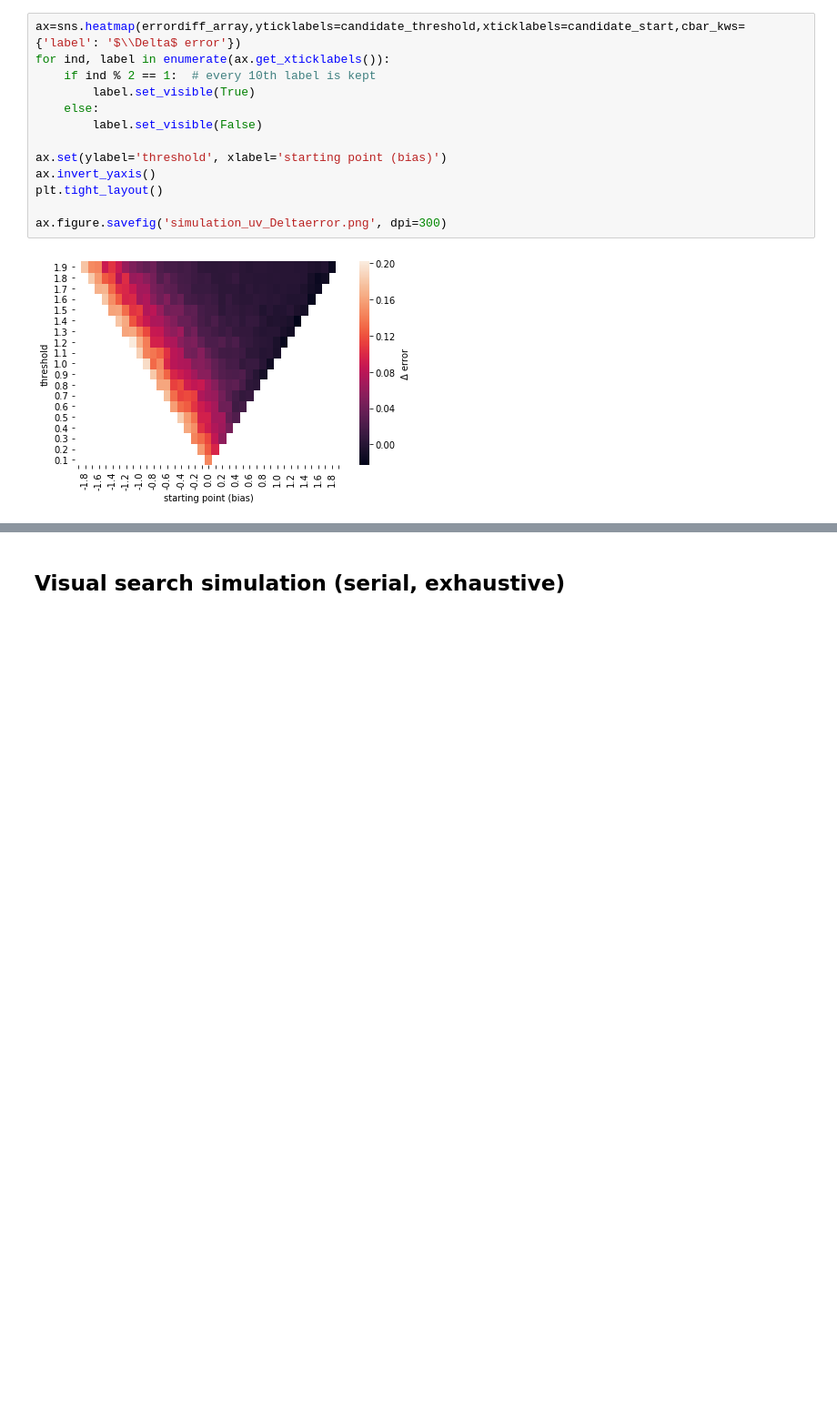
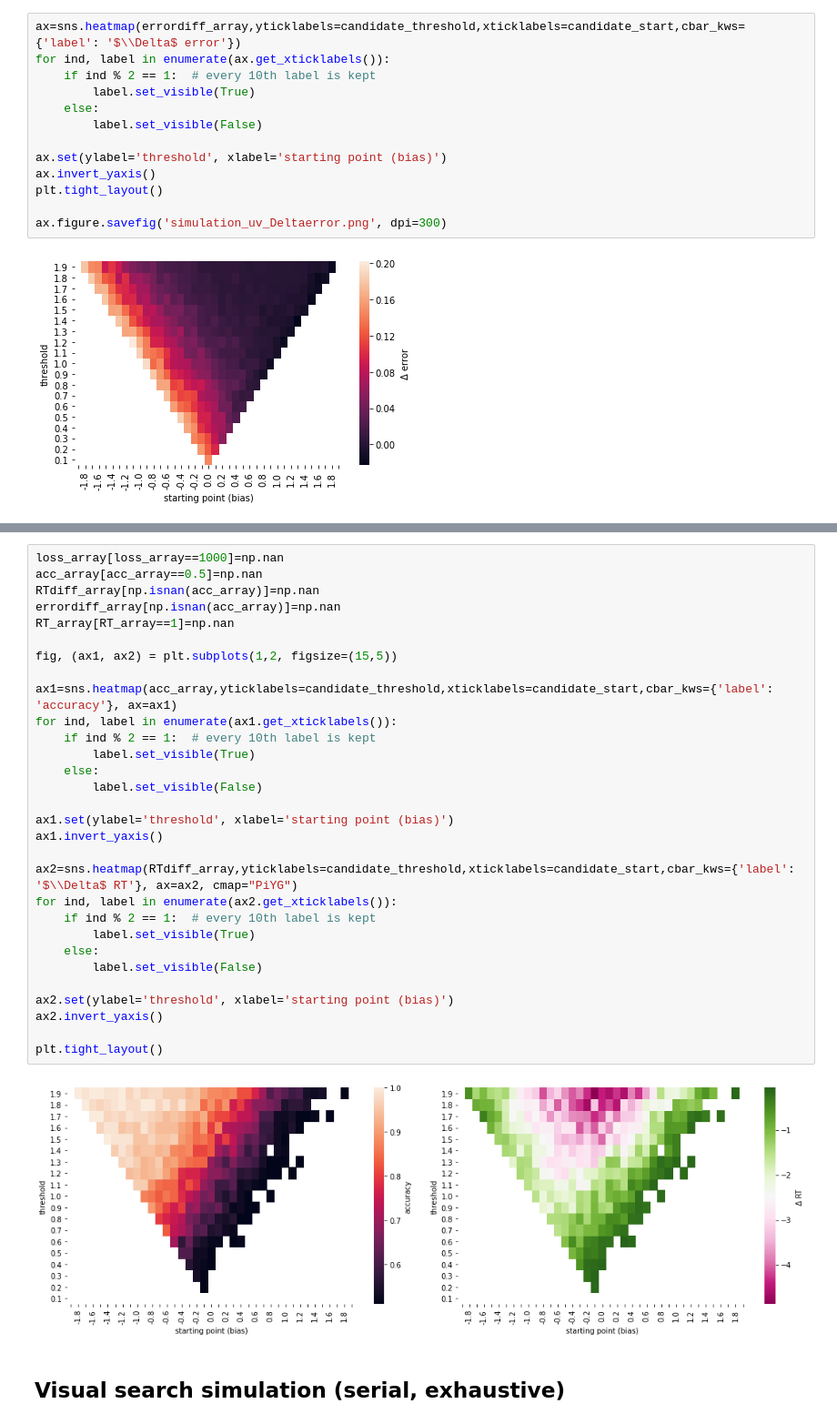
Before and after one commit to matanmazor/asymmetry, a Jupyter notebook: docs/simulations.ipynb, the cells around one changed output, grey strips where cells are left out. Shown at 91% size. Saved outputs shown, nothing was run; the diff lists cells and outputs as text; blank space fills up the shorter version.

```diff
--- a/docs/simulations.ipynb
+++ b/docs/simulations.ipynb
@@ -300,3 +379,35 @@ ax.figure.savefig('simulation_uv_Deltaerror.png', dpi=300)
+# %%
+loss_array[loss_array==1000]=np.nan
+acc_array[acc_array==0.5]=np.nan
+RTdiff_array[np.isnan(acc_array)]=np.nan
+errordiff_array[np.isnan(acc_array)]=np.nan
+RT_array[RT_array==1]=np.nan
+
+fig, (ax1, ax2) = plt.subplots(1,2, figsize=(15,5))
+
+ax1=sns.heatmap(acc_array,yticklabels=candidate_threshold,xticklabels=candidate_start,cbar_kws={'label': 'accuracy'}, ax=ax1)
+for ind, label in enumerate(ax1.get_xticklabels()):
+    if ind % 2 == 1:  # every 10th label is kept
+        label.set_visible(True)
+    else:
+        label.set_visible(False)
+
+ax1.set(ylabel='threshold', xlabel='starting point (bias)')
+ax1.invert_yaxis()
+
+ax2=sns.heatmap(RTdiff_array,yticklabels=candidate_threshold,xticklabels=candidate_start,cbar_kws={'label': '$\\Delta$ RT'}, ax=ax2, cmap="PiYG")
+for ind, label in enumerate(ax2.get_xticklabels()):
+    if ind % 2 == 1:  # every 10th label is kept
+        label.set_visible(True)
+    else:
+        label.set_visible(False)
+
+ax2.set(ylabel='threshold', xlabel='starting point (bias)')
+ax2.invert_yaxis()
+
+plt.tight_layout()
+# %% [output]
+[figure, added]
 # %% [markdown]
 ## Visual search simulation (serial, exhaustive)
 # %% [markdown]
```
Also changed, not shown: parts of 8 cells of this notebook, 3 other files.
